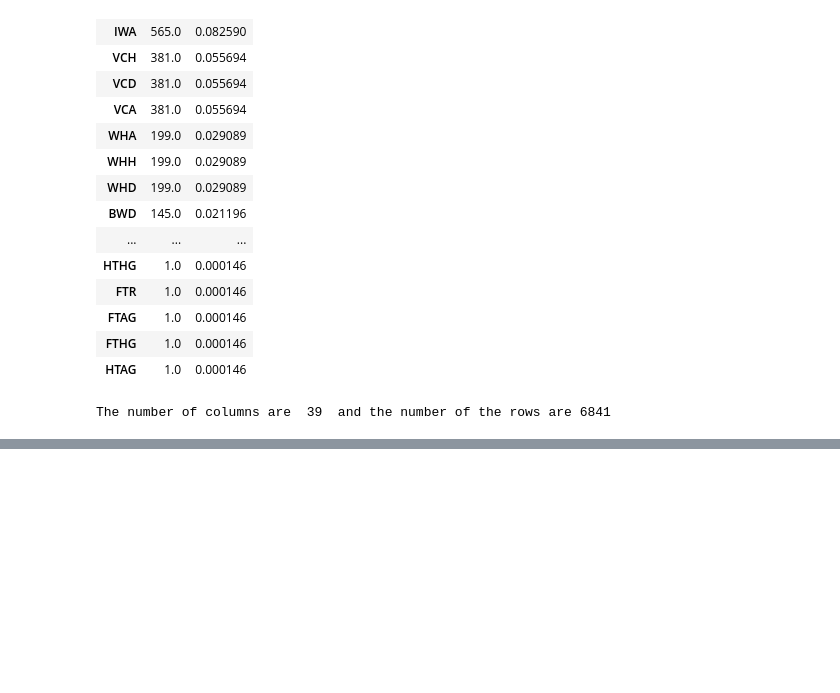
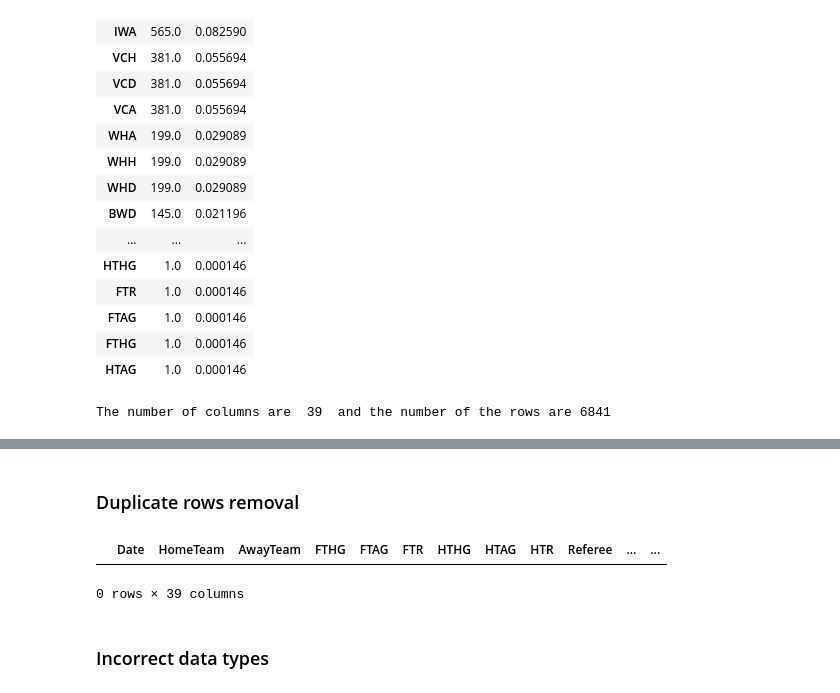
Before and after one commit to Jnyambok/Soca-Scores, a Jupyter notebook: experiments/notebooks/data_cleaning.ipynb, the cells around one changed output, grey strips where cells are left out. Cells and saved outputs as stored; diff of their text form; code cells hidden in the pictures; blank space fills up the shorter version.

```diff
--- a/experiments/notebooks/data_cleaning.ipynb
+++ b/experiments/notebooks/data_cleaning.ipynb
@@ -160,2 +204,15 @@ print(new_data.sample(10))
 
 [10 rows x 39 columns]
+# %% [markdown]
+### Duplicate rows removal
+# %%
+#identify duplicate rows
+duplicateRows = new_data[new_data.duplicated()]
+
+#view duplicate rows
+duplicateRows
+# %% [output]
+|  | Date | HomeTeam | AwayTeam | FTHG | FTAG | FTR | HTHG | HTAG | HTR | Referee | ... | ... |
+0 rows × 39 columns
+# %% [markdown]
+### Incorrect data types
```
Also changed, not shown: parts of 8 cells of this notebook, 1 other file.
